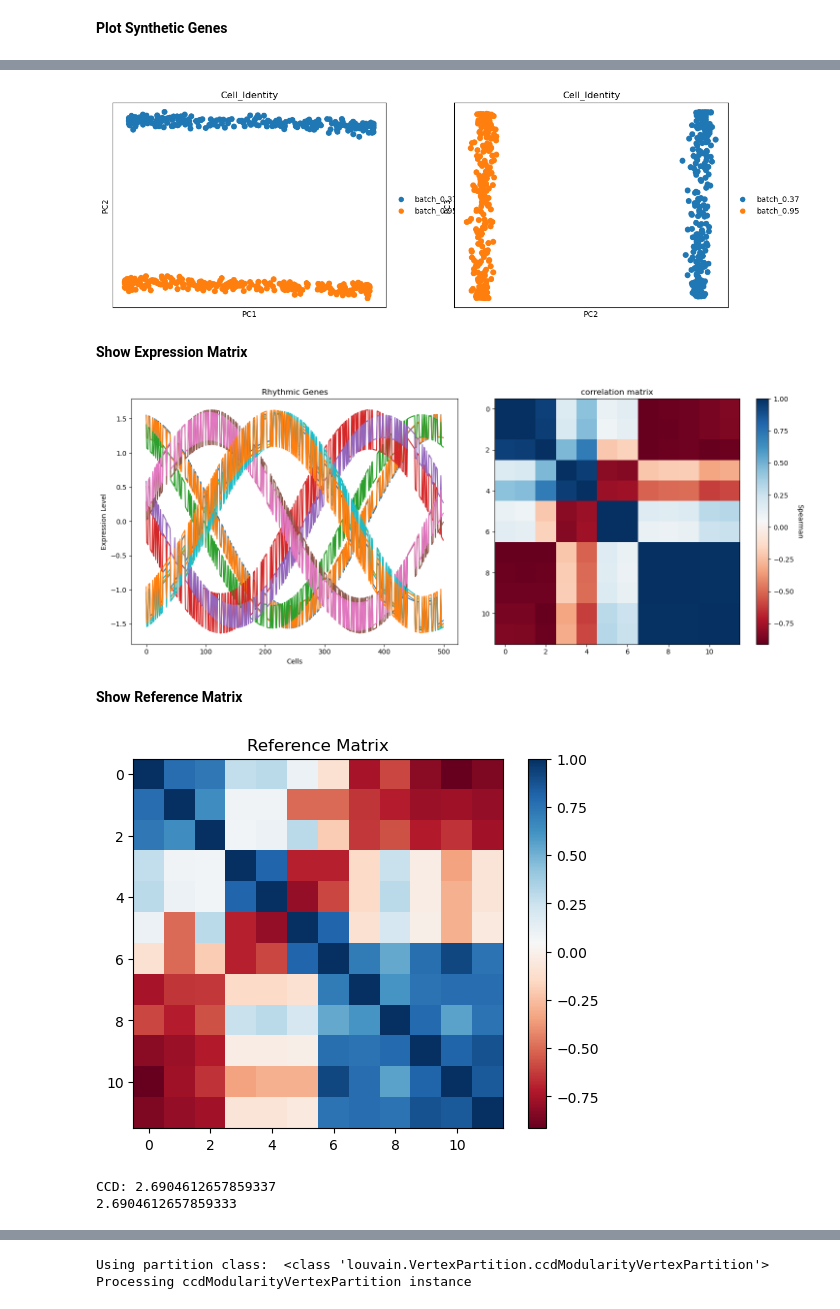
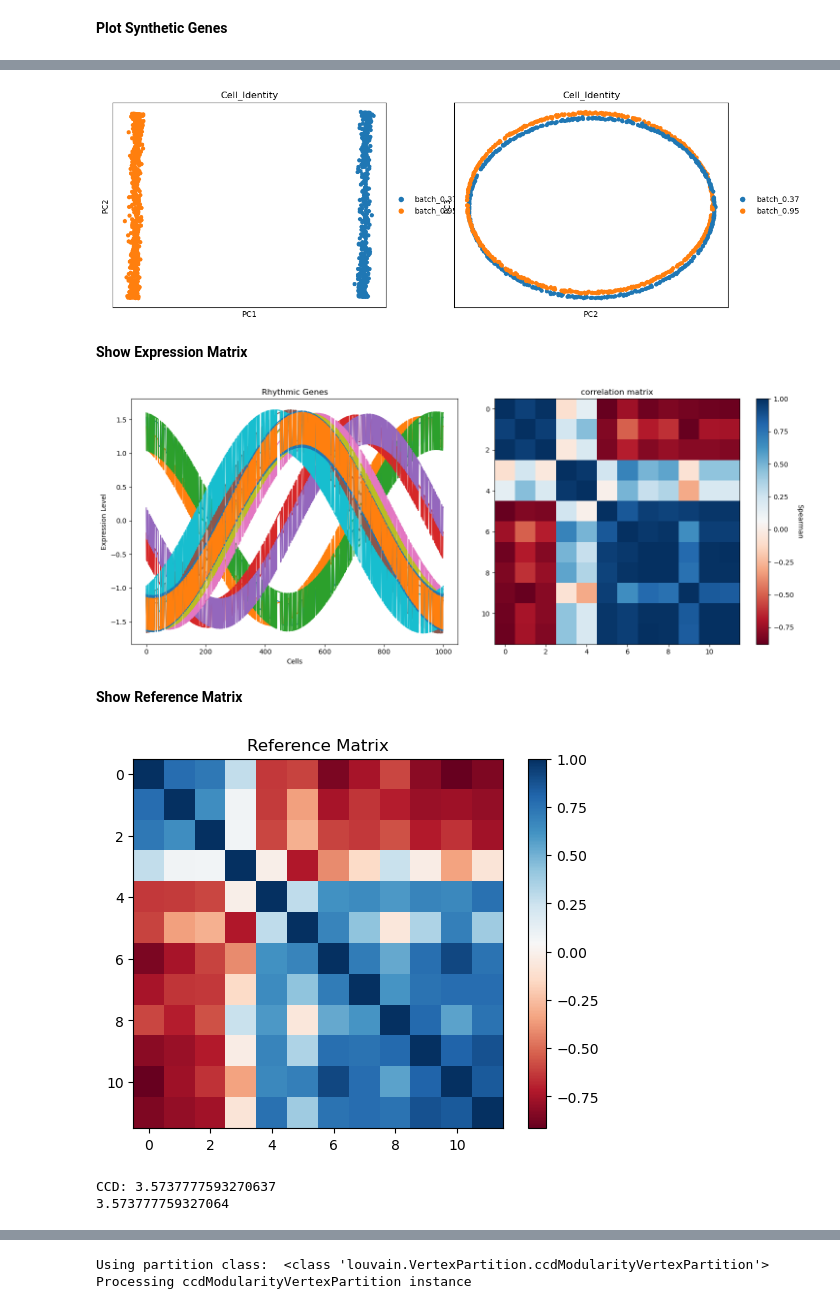
Before and after one commit to HenryHollis/python_ccd_cluster, a Jupyter notebook: simulated_scRNAseq_modifiedRefMat.ipynb, the cells around one changed output, grey strips where cells are left out. Drawn from its saved outputs; the diff is of its cells as text; code cells hidden in the pictures.

```diff
--- a/simulated_scRNAseq_modifiedRefMat.ipynb
+++ b/simulated_scRNAseq_modifiedRefMat.ipynb
@@ -23,7 +23,7 @@ np.random.seed(42)
 adata = sc.AnnData()
 
 # Define the number of cells and genes
-n_cells = 500
+n_cells = 1000
 n_genes = 100
 
 
@@ -37,7 +37,7 @@ offsets = random.choices(random_numbers, k=n_cells)
 # Simulate gene expression data
 gene_expression_data = np.random.gamma(shape=1, scale=1, size=(n_cells, n_genes))
 for i in range(n_genes):
-    gene_expression_data[:,i] += (np.array(offsets)*8)
+    gene_expression_data[:,i] += (np.array(offsets)*15)
 # Create an AnnData object with the simulated data
 adata = sc.AnnData(X=gene_expression_data)
 # %% [markdown]
@@ -59,8 +59,6 @@ for i in range(n_new_genes):
         phase = np.random.uniform(-.5, .5)
     elif (i in [3, 4]):
         phase =  np.random.uniform(3*np.pi/2-.5, 3*np.pi/2+ .5)
-    elif (i in [5, 6]):
-        phase =  np.random.uniform(np.pi/2-.5, np.pi/2+ .5)
     else:
         phase = np.random.uniform(np.pi-.5, np.pi+.5)
 
@@ -147,7 +158,7 @@ sc.pp.scale(adata2)
 sc.pp.neighbors(adata2, n_neighbors=10, n_pcs=10)  # Adjust parameters as needed
 # adata2.obsp["connectivities"]
 # %% [output]
-[figure, old version]
+[figure, new version]
 # %%
 from random import randint
 import matplotlib.pyplot as plt
@@ -672,45 +683,59 @@ plt.tight_layout()
 # Show the plot
 plt.show()
 # %% [output]
-[figure, old version]
+[figure, new version]
 # %% [markdown]
 **Show Reference Matrix**
 # %%
 import math
-refmat = np.array([[1,	0.7754709,	0.72492855,	0.27817942,	0.3,	0.1,	-0.1,	-0.7471112,	-0.59455286,	-0.8234182,	-0.9146447,	-0.847398],
-                    [0.7754709,	1,	0.63439613,	0.07402797,	0.07402797,	-0.5,	-0.5,	-0.645078,	-0.70865725,	-0.784541,	-0.7654845,	-0.7983427],
-                    [0.7249286,	0.63439613,	1,	0.06541974,	0.1,	0.3,	-0.2,	-0.6364953,	-0.56958405,	-0.7144612,	-0.6455111,	-0.7595101],
-                    [0.2781794,	0.07402797,	0.06541974,	1,	0.8,	-0.7,	-0.7,	-0.1411756,	0.25538496,	-0.0252816,	-0.3401805,	-0.0781101],
-                    [0.3,	0.1,	0.07,	0.8,	1,	-0.8,	-0.6,	-0.14,	0.3,	-0.03,	-0.3,	-0.08],
-                    [0.1,	-0.5,	0.3,	-0.7,	-0.8,	1,	0.8,	-0.1,	0.2,	-0.01,	-0.3,	-0.05],
-                    [-0.1,	-0.5,	-0.2,	-0.7,	-0.6,	0.8,	1,	0.7132144,	0.52923596,	0.7673822,	0.9111478,	0.7487607],
-                    [-0.7471112,	-0.64507795,	-0.6364953,	-0.14117556,	-0.14,	-0.1,	0.7132144,	1,	0.6079441,	0.7467579,	0.7732704,	0.7756198],
-                    [-0.5945529,	-0.70865725,	-0.56958405,	0.25538496,	0.3,	0.2,	0.529236,	0.6079441,	1,	0.7868302,	0.5543211,	0.7530874],
-                    [-0.8234182,	-0.78454102,	-0.71446119,	-0.0252816,	-0.03,	-0.01,	0.7673822,	0.7467579,	0.78683019,	1,	0.8117621,	0.8738338],
-                    [-0.9146447,	-0.76548454,	-0.64551113,	-0.34018047,	-0.3,	-0.3,	0.9111478,	0.7732704,	0.55432112,	0.8117621,	1,	0.8443479],
-                    [-0.847398,	-0.79834269,	-0.75951011,	-0.0781101,	-0.08,	-0.05,	0.7487607,	0.7756198,	0.7530874,	0.8738338,	0.8443479,	1]])
+refmat = np.array([[1,	0.7754709,	0.72492855,	0.27817942,	0.3,	-0.60375141,	-0.8614806,	-0.7471112,	-0.59455286,	-0.8234182,	-0.9146447,	-0.847398],
+                    [0.7754709,	1,	0.63439613,	0.07402797,	0.07,	-0.3498755,	-0.7461844,	-0.645078,	-0.70865725,	-0.784541,	-0.7654845,	-0.7983427],
+                    [0.7249286,	0.63439613,	1,	0.06541974,	0.05,	-0.30024636,	-0.6031795,	-0.6364953,	-0.56958405,	-0.7144612,	-0.6455111,	-0.7595101],
+                    [0.2781794,	0.07402797,	0.06541974,	1,	0.8,	-0.72253596,	-0.4099044,	-0.1411756,	0.25538496,	-0.0252816,	-0.3401805,	-0.0781101],
+                    [0.3,	0.07,	0.05,	0.8,	1,	-0.7,	-0.5,	-0.1,	0.05,	0.1,	-0.3,	0.01],
+                    [-0.6037514,	-0.3498755,	-0.30024636,	-0.72253596,	-0.7,	1,	0.6772739,	0.4242223,	-0.06776682,	0.3366267,	0.6955807,	0.3810191],
+                    [-0.8614806,	-0.74618443,	-0.60317949,	-0.40990436,	-0.5,	0.67727389,	1,	0.7132144,	0.52923596,	0.7673822,	0.9111478,	0.7487607],
+                    [-0.7471112,	-0.64507795,	-0.6364953,	-0.14117556,	-0.1,	0.42422234,	0.7132144,	1,	0.6079441,	0.7467579,	0.7732704,	0.7756198],
+                    [-0.5945529,	-0.70865725,	-0.56958405,	0.25538496,	0.05,	-0.06776682,	0.529236,	0.6079441,	1,	0.7868302,	0.5543211,	0.7530874],
+                    [-0.8234182,	-0.78454102,	-0.71446119,	-0.0252816,	0.1,	0.33662668,	0.7673822,	0.7467579,	0.78683019,	1,	0.8117621,	0.8738338],
+                    [-0.9146447,	-0.76548454,	-0.64551113,	-0.34018047,	-0.3,	0.69558073,	0.9111478,	0.7732704,	0.55432112,	0.8117621,	1,	0.8443479],
+                    [-0.847398,	-0.79834269,	-0.75951011,	-0.0781101,	0.01,	0.38101906,	0.7487607,	0.7756198,	0.7530874,	0.8738338,	0.8443479,	1]])
+
+# refmat = corr_mat + np.random.normal(0, .1, (12, 12))
+refmat = np.array([[1.0000000,  0.77547090,  0.72492855,  0.27817942, -0.63637681, -0.60375141, -0.8614806, -0.7471112, -0.59455286, -0.8234182, -0.9146447, -0.8473980],
+                        [0.7754709,  1.00000000,  0.63439613,  0.07402797, -0.62632300, -0.34987550, -0.7461844, -0.6450780, -0.70865725, -0.7845410, -0.7654845, -0.7983427],
+                        [0.7249286,  0.63439613,  1.00000000,  0.06541974, -0.59727560, -0.30024636, -0.6031795, -0.6364953, -0.56958405, -0.7144612, -0.6455111, -0.7595101],
+                        [0.2781794,  0.07402797,  0.06541974,  1.00000000, -0.01245765, -0.72253596, -0.4099044, -0.1411756,  0.25538496, -0.0252816, -0.3401805, -0.0781101],
+                        [-0.6363768, -0.62632300, -0.59727560, -0.01245765,  1.00000000,  0.28367324,  0.6234166,  0.6454257,  0.59510653,  0.6712806,  0.6618797,  0.7597038],
+                        [-0.6037514, -0.34987550, -0.30024636, -0.72253596,  0.28367324,  1.00000000,  0.6772739,  0.4242223, -0.06776682,  0.3366267,  0.6955807,  0.3810191],
+                        [-0.8614806, -0.74618443, -0.60317949, -0.40990436,  0.62341661,  0.67727389,  1.0000000,  0.7132144,  0.52923596,  0.7673822,  0.9111478,  0.7487607],
+                        [-0.7471112, -0.64507795, -0.63649530, -0.14117556,  0.64542570,  0.42422234,  0.7132144,  1.0000000,  0.60794410,  0.7467579,  0.7732704,  0.7756198],
+                        [-0.5945529, -0.70865725, -0.56958405,  0.25538496,  0.59510653, -0.06776682,  0.5292360,  0.6079441,  1.00000000,  0.7868302,  0.5543211,  0.7530874],
+                        [-0.8234182, -0.78454102, -0.71446119, -0.02528160,  0.67128060,  0.33662668,  0.7673822,  0.7467579,  0.78683019,  1.0000000,  0.8117621,  0.8738338],
+                        [-0.9146447, -0.76548454, -0.64551113, -0.34018047,  0.66187971,  0.69558073,  0.9111478,  0.7732704,  0.55432112,  0.8117621,  1.0000000,  0.8443479],
+                        [-0.8473980, -0.79834269, -0.75951011, -0.07811010,  0.75970381,  0.38101906,  0.7487607,  0.7756198,  0.75308740,  0.8738338,  0.8443479,  1.0000000]])
 
 plt.imshow( refmat, cmap = "RdBu" )
 plt.colorbar()
 plt.title( "Reference Matrix" )
 plt.show()
 # print(emat)
 print("CCD: {}".format(leidenalg.calcCCD(refmat, emat)))
 def calcDist(r1, r2):
     tmp = r1-r2
     tmp = tmp ** 2
     return(math.sqrt(np.sum(tmp)))
 def calcCCDsimple(ref, emat):
     upper_ref = np.triu(ref)
     corr_mat = np.array(scipy.stats.spearmanr(emat.T))[0,:,:]
     upper_corrmat = np.triu(corr_mat)
     return(calcDist(upper_corrmat, upper_ref))
 
 print(calcCCDsimple(refmat, emat))
 # %% [output]
-[figure, old version]
+[figure, new version]
-CCD: 2.6904612657859337
-2.6904612657859333
+CCD: 3.5737777593270637
+3.573777759327064
 # %%
 _, G2 = cluster_louvain(adata2, emat, refmat, partition_type= louvain.ModularityVertexPartition)  # You can adjust the 'resolution' parameter
 membership_louvainStock = [int(i) for i in adata2.obs['louvainccd'].to_list()]
```
Also changed, not shown: parts of 5 cells of this notebook, 1 other file.
